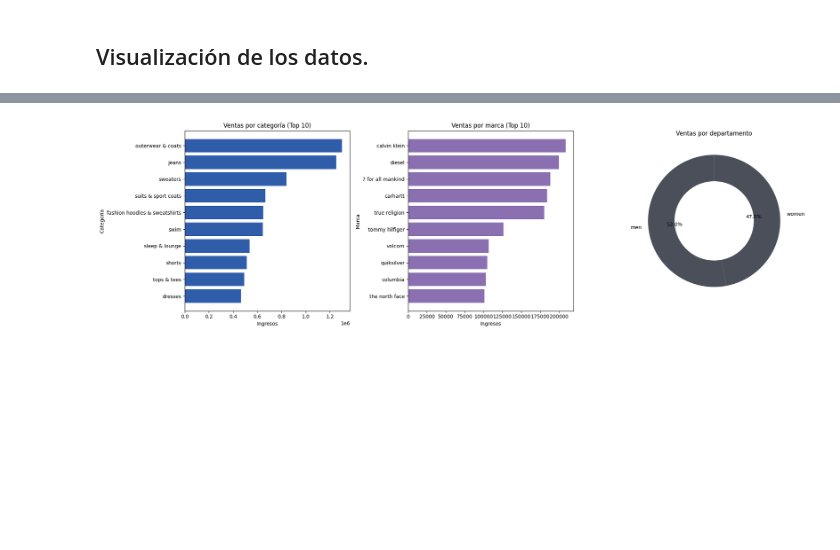
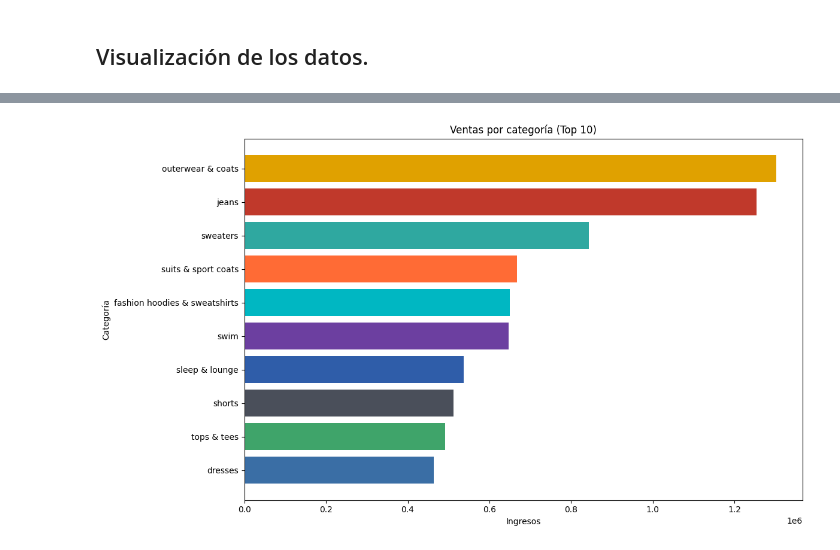
Before and after one commit to ecalderonf/master_DataAnalitics, a Jupyter notebook: modulo-09-proyecto-final/src/ecalderonf_proyecto_final.ipynb, the cells around one changed output, grey strips where cells are left out. Cells and saved outputs as stored; diff of their text form; code cells hidden in the pictures; blank space fills up the shorter version.

```diff
--- a/modulo-09-proyecto-final/src/ecalderonf_proyecto_final.ipynb
+++ b/modulo-09-proyecto-final/src/ecalderonf_proyecto_final.ipynb
@@ -1212,49 +1251,100 @@ colores = list(mi_paleta.values())
 # %%
 # Métricas por categoría / marca / departamento
 
-fig, axes = plt.subplots(1, 3, figsize=(20, 6))
+
 
 # ============================
 # 1) Ventas por categoría
 # ============================
-axes[0].barh(
-    ventas_categoria.head(10).sort_values().index,
-    ventas_categoria.head(10).sort_values().values,
-    color=random.choice(colores)
+vals = ventas_categoria.head(10).sort_values().values
+labs = ventas_categoria.head(10).sort_values().index
+
+# Tomamos 10 colores de tu paleta
+colores_usados = random.sample(mi_paleta_colores, 10)
+
+plt.figure(figsize=(12, 7))
+
+plt.barh(
+    labs,
+    vals,
+    color=colores_usados
 )
-axes[0].set_title("Ventas por categoría (Top 10)")
-axes[0].set_xlabel("Ingresos")
-axes[0].set_ylabel("Categoría")
+
+plt.title("Ventas por categoría (Top 10)")
+plt.xlabel("Ingresos")
+plt.ylabel("Categoría")
+
+plt.tight_layout()
+plt.show()
+
+# Guardar imagen
+plt.savefig("../reports/img/metricas_ventas_categoria.png", dpi=300, bbox_inches='tight')
+plt.close()
+
+print("Gráfica Ventas por categoría SUCESS!")
 
 # ============================
 # 2) Ventas por marca
 # ============================
-axes[1].barh(
-    ventas_marca.head(10).sort_values().index,
-    ventas_marca.head(10).sort_values().values,
-    color=random.choice(colores)
+# Ventas por marca (Top 10)
+
+vals = ventas_marca.head(10).sort_values().values
+labs = ventas_marca.head(10).sort_values().index
+
+# Tomamos 10 colores de tu paleta
+colores_usados = random.sample(mi_paleta_colores, 10)
+
+plt.figure(figsize=(12, 7))
+
+plt.barh(
+    labs,
+    vals,
+    color=colores_usados
 )
-axes[1].set_title("Ventas por marca (Top 10)")
-axes[1].set_xlabel("Ingresos")
-axes[1].set_ylabel("Marca")
+
+plt.title("Ventas por marca (Top 10)")
+plt.xlabel("Ingresos")
+plt.ylabel("Marca")
+
+plt.tight_layout()
+plt.show()
+
+# Guardar imagen
+plt.savefig("../reports/img/metricas_ventas_marca.png", dpi=300, bbox_inches='tight')
+plt.close()
+
+print("Gráfica Ventas por marca SUCESS!")
+
 
 # ============================
 # 3) Ventas por departamento (dona)
 # ============================
+
 vals = ventas_departamento.values
 labels = ventas_departamento.index
 
-axes[2].pie(
+# Tomamos tantos colores como departamentos existan
+colores_usados = random.sample(mi_paleta_colores, len(vals))
+
+plt.figure(figsize=(7,7))
+
+plt.pie(
     vals,
     labels=labels,
     autopct='%1.1f%%',
     startangle=90,
     wedgeprops={'width': 0.4},
-    colors=[random.choice(colores) for _ in vals]
+    colors=colores_usados
 )
-axes[2].set_title("Ventas por departamento")
 
+plt.title("Ventas por departamento")
 plt.tight_layout()
 plt.show()
+
+# Guardar imagen
+plt.savefig("../reports/img/metricas_ventas_departamento.png", dpi=300, bbox_inches='tight')
+plt.close()
+
+print("Gráfica Ventas por departamento SUCESS!")
 # %% [output]
-[figure, old version]
+[figure, new version]
```
Also changed, not shown: parts of 8 cells of this notebook, 7 other files.
